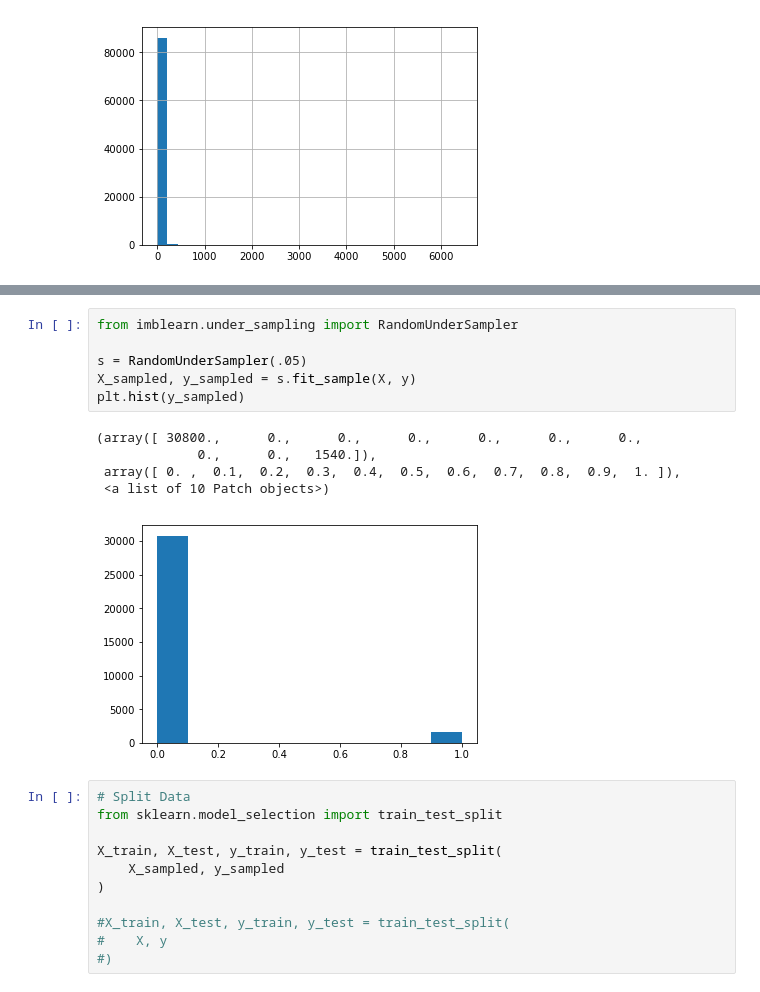
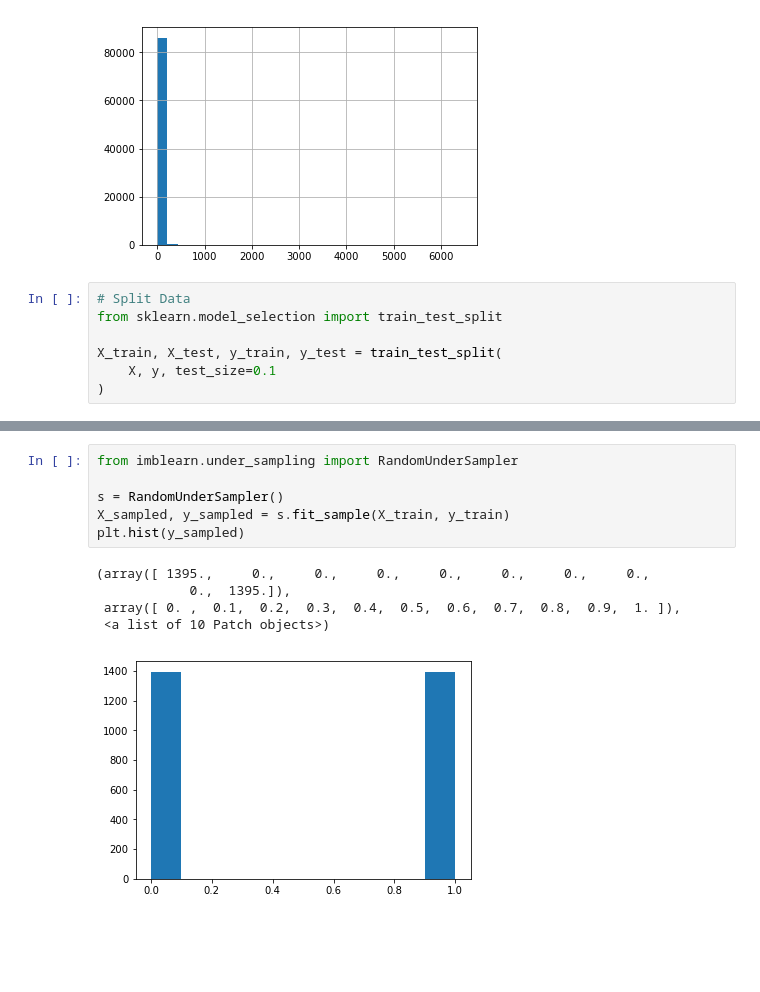
Before and after one commit to randorfer/adopterLearn, a Jupyter notebook: Song_Adopter_Challenge.ipynb, the cells around one changed output, grey strips where cells are left out. Drawn from its saved outputs; the diff is of its cells as text; blank space fills up the shorter version.

```diff
--- a/Song_Adopter_Challenge.ipynb
+++ b/Song_Adopter_Challenge.ipynb
@@ -80,3 +80,10 @@ train.friend_count.hist(bins=30)
 # %% [output]
 <matplotlib.axes._subplots.AxesSubplot at 0x...>
 [figure]
+# %%
+# Split Data
+from sklearn.model_selection import train_test_split
+
+X_train, X_test, y_train, y_test = train_test_split(
+    X, y, test_size=0.1
+)
@@ -83,26 +99,15 @@ train.friend_count.hist(bins=30)
 # %%
 from imblearn.under_sampling import RandomUnderSampler
 
-s = RandomUnderSampler(.05)
-X_sampled, y_sampled = s.fit_sample(X, y)
+s = RandomUnderSampler()
+X_sampled, y_sampled = s.fit_sample(X_train, y_train)
 plt.hist(y_sampled)
 # %% [output]
-(array([ 30800.,      0.,      0.,      0.,      0.,      0.,      0.,
-             0.,      0.,   1540.]),
+(array([ 1395.,     0.,     0.,     0.,     0.,     0.,     0.,     0.,
+            0.,  1395.]),
  array([ 0. ,  0.1,  0.2,  0.3,  0.4,  0.5,  0.6,  0.7,  0.8,  0.9,  1. ]),
  <a list of 10 Patch objects>)
-[figure, old version]
+[figure, new version]
-# %%
-# Split Data
-from sklearn.model_selection import train_test_split
-
-X_train, X_test, y_train, y_test = train_test_split(
-    X_sampled, y_sampled
-)
-
-#X_train, X_test, y_train, y_test = train_test_split(
-#    X, y
-#)
 # %%
 from sklearn.preprocessing import RobustScaler
 from scipy import stats
```
Also changed, not shown: parts of 15 cells of this notebook, 6 other files.
